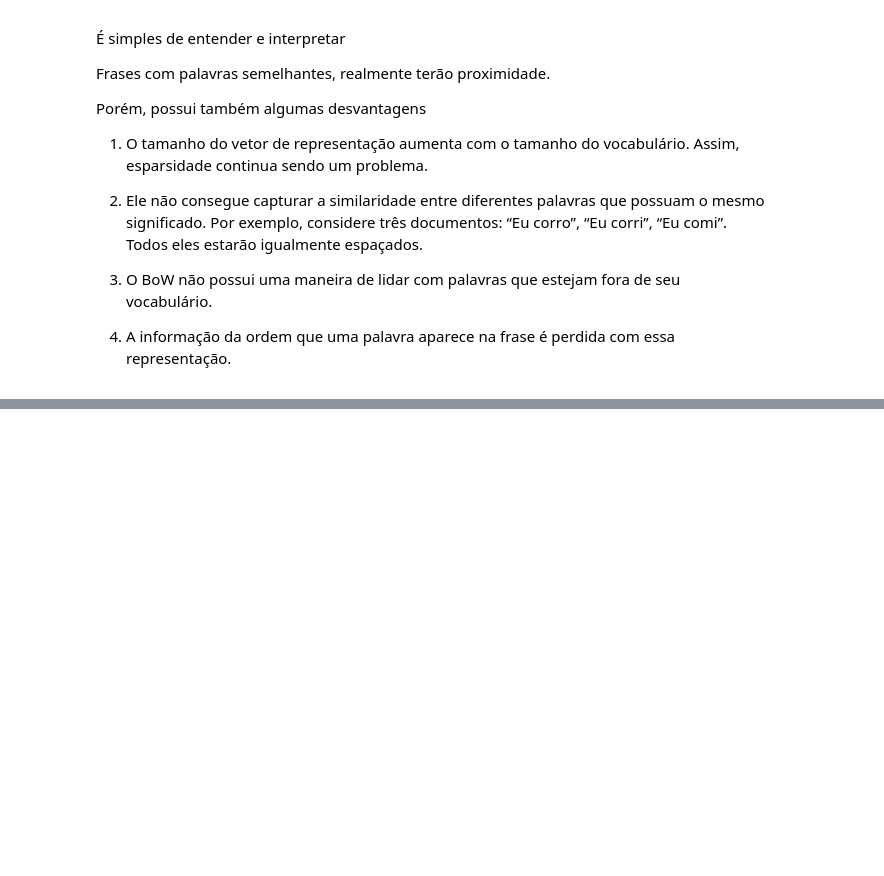
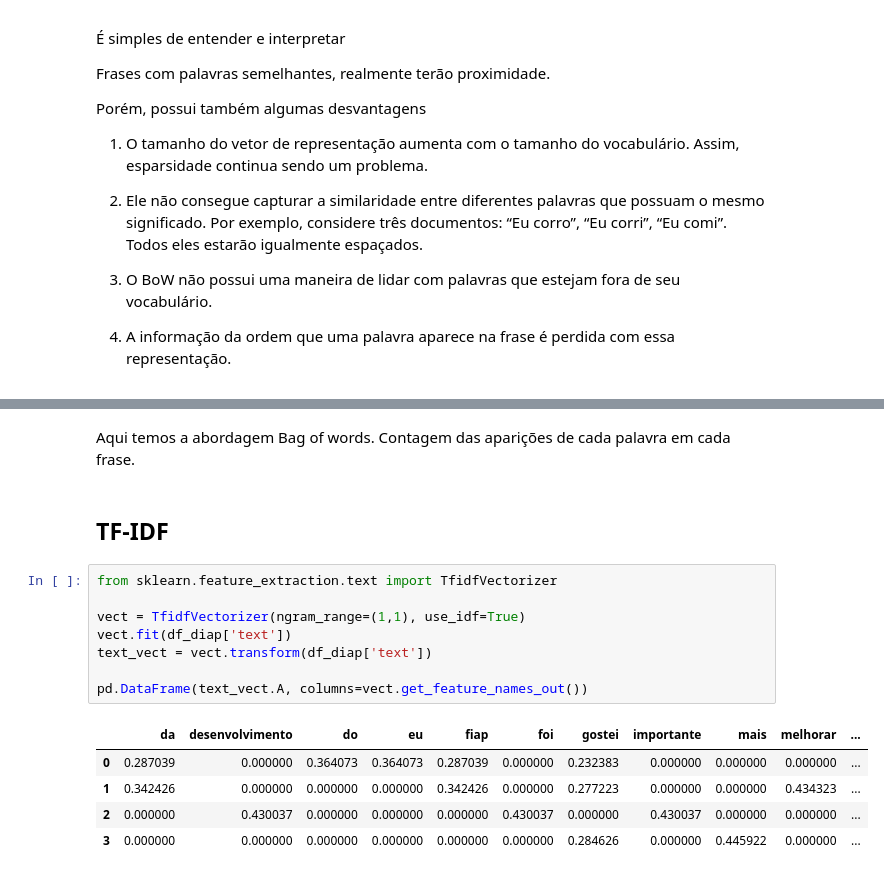
Before and after one commit to jackson-simionato/fase5_pos_tech, a Jupyter notebook: 2_Dados_Gerados_Humanos/2_3_Analise_Sentimentos_Textos/2_3_Analise_Sentimentos_Textos.ipynb, the cells around one changed output, grey strips where cells are left out. Cells and saved outputs as stored; diff of their text form; blank space fills up the shorter version.

```diff
--- a/2_Dados_Gerados_Humanos/2_3_Analise_Sentimentos_Textos/2_3_Analise_Sentimentos_Textos.ipynb
+++ b/2_Dados_Gerados_Humanos/2_3_Analise_Sentimentos_Textos/2_3_Analise_Sentimentos_Textos.ipynb
@@ -65,0 +127,18 @@ Porém, possui também algumas desvantagens
+# %% [markdown]
+Aqui temos a abordagem Bag of words. Contagem das aparições de cada palavra em cada frase.
+# %% [markdown]
+## TF-IDF
+# %%
+from sklearn.feature_extraction.text import TfidfVectorizer
+
+vect = TfidfVectorizer(ngram_range=(1,1), use_idf=True)
+vect.fit(df_diap['text'])
+text_vect = vect.transform(df_diap['text'])
+
+pd.DataFrame(text_vect.A, columns=vect.get_feature_names_out())
+# %% [output]
+|  | da | desenvolvimento | do | eu | fiap | foi | gostei | importante | mais | melhorar | ... |
+| 0 | 0.287039 | 0.000000 | 0.364073 | 0.364073 | 0.287039 | 0.000000 | 0.232383 | 0.000000 | 0.000000 | 0.000000 | ... |
+| 1 | 0.342426 | 0.000000 | 0.000000 | 0.000000 | 0.342426 | 0.000000 | 0.277223 | 0.000000 | 0.000000 | 0.434323 | ... |
+| 2 | 0.000000 | 0.430037 | 0.000000 | 0.000000 | 0.000000 | 0.430037 | 0.000000 | 0.430037 | 0.000000 | 0.000000 | ... |
+| 3 | 0.000000 | 0.000000 | 0.000000 | 0.000000 | 0.000000 | 0.000000 | 0.284626 | 0.000000 | 0.445922 | 0.000000 | ... |
```
Also changed, not shown: parts of 28 cells of this notebook, 1 other file.
